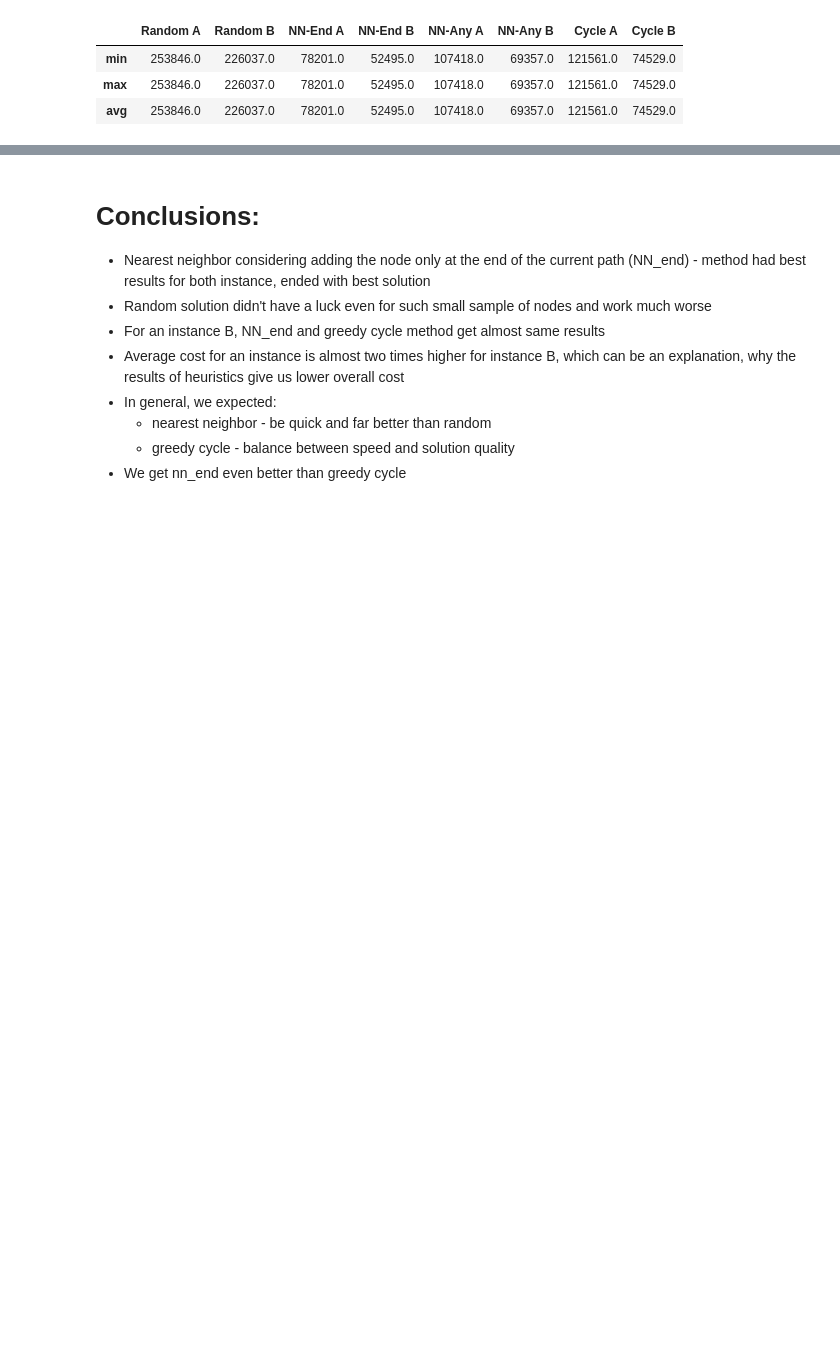
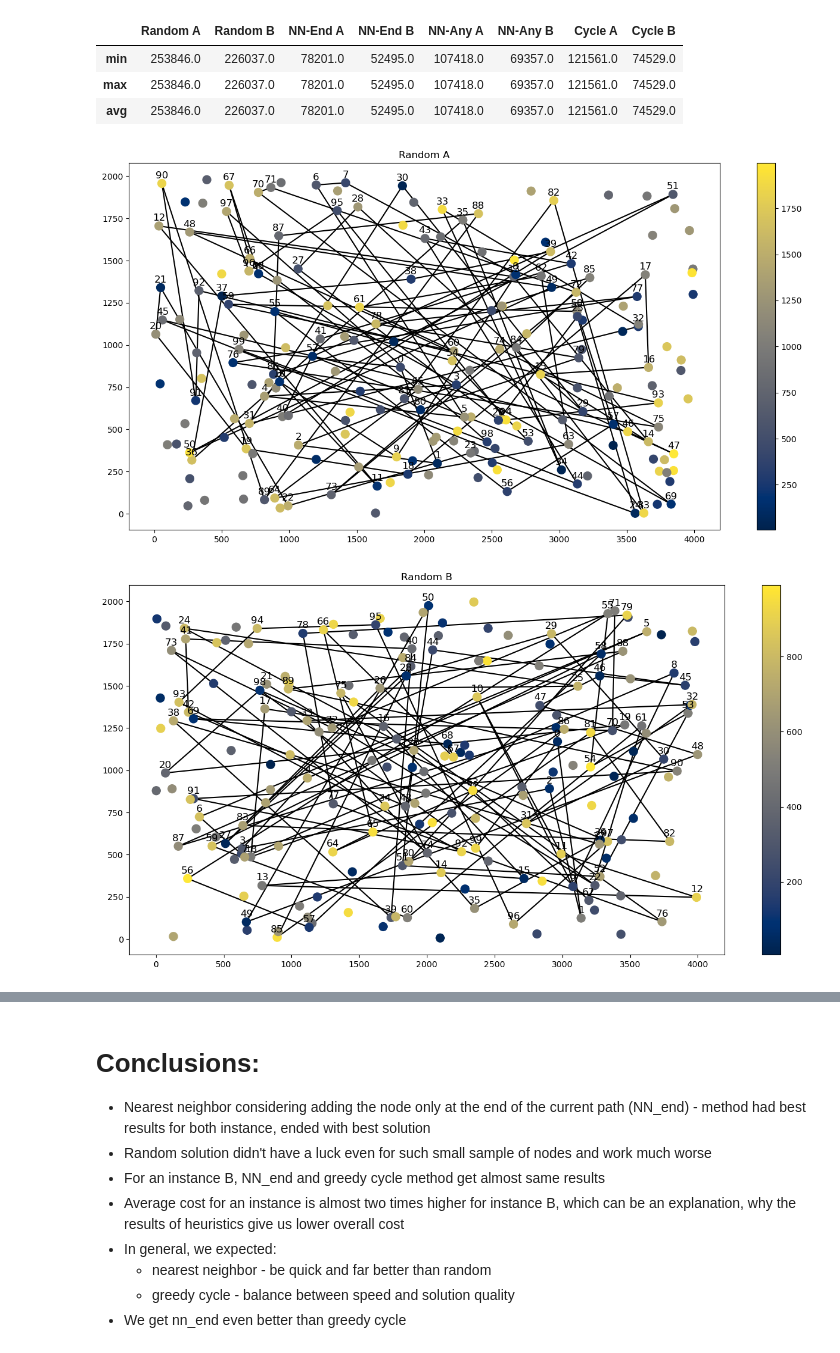
Before and after one commit to krzychuszala/EC-TSP, a Jupyter notebook: assignment-1.ipynb, the cells around one changed output, grey strips where cells are left out. Saved outputs shown, nothing was run; the diff lists cells and outputs as text; code cells hidden in the pictures; blank space fills up the shorter version.

Commit message:
Added plots

```diff
--- a/assignment-1.ipynb
+++ b/assignment-1.ipynb
@@ -153,3 +155,12 @@ pd.DataFrame(
 | min | 253846.0 | 226037.0 | 78201.0 | 52495.0 | 107418.0 | 69357.0 | 121561.0 | 74529.0 |
 | max | 253846.0 | 226037.0 | 78201.0 | 52495.0 | 107418.0 | 69357.0 | 121561.0 | 74529.0 |
 | avg | 253846.0 | 226037.0 | 78201.0 | 52495.0 | 107418.0 | 69357.0 | 121561.0 | 74529.0 |
+# %%
+for index, ((_, _, _, solution), name) in enumerate(zip(experiments, columns)):
+    if index % 2 == 0:
+        tsp_a.plot(solution, name)
+    else:
+        tsp_b.plot(solution, name)
+# %% [output]
+[figure, added]
+[figure, added]
```
Also changed, not shown: parts of 2 cells of this notebook.
